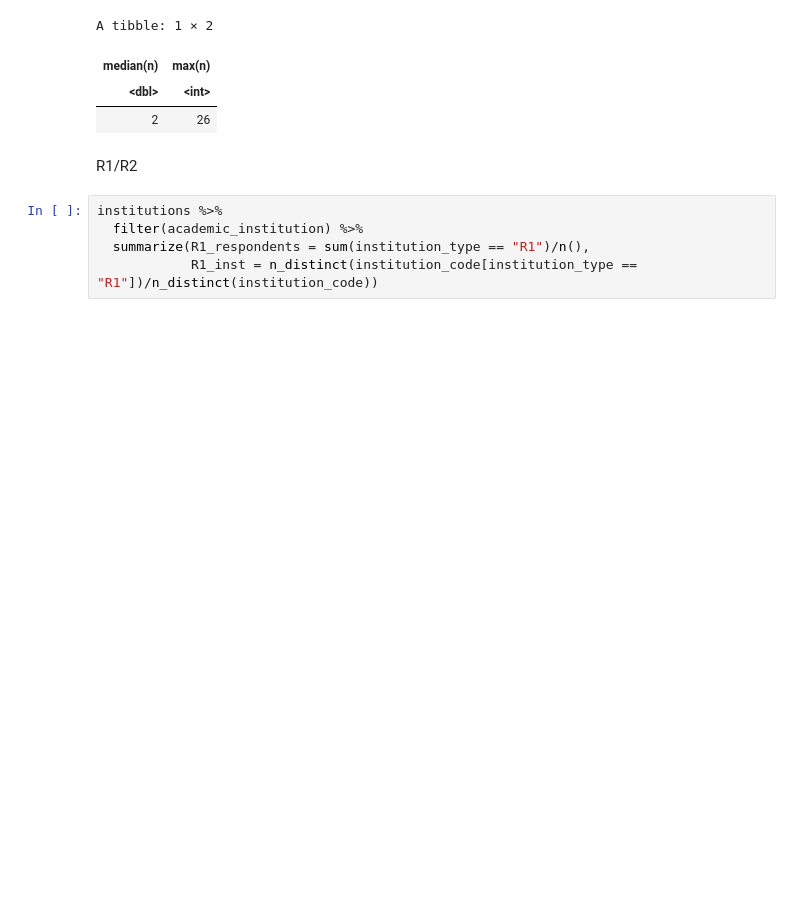
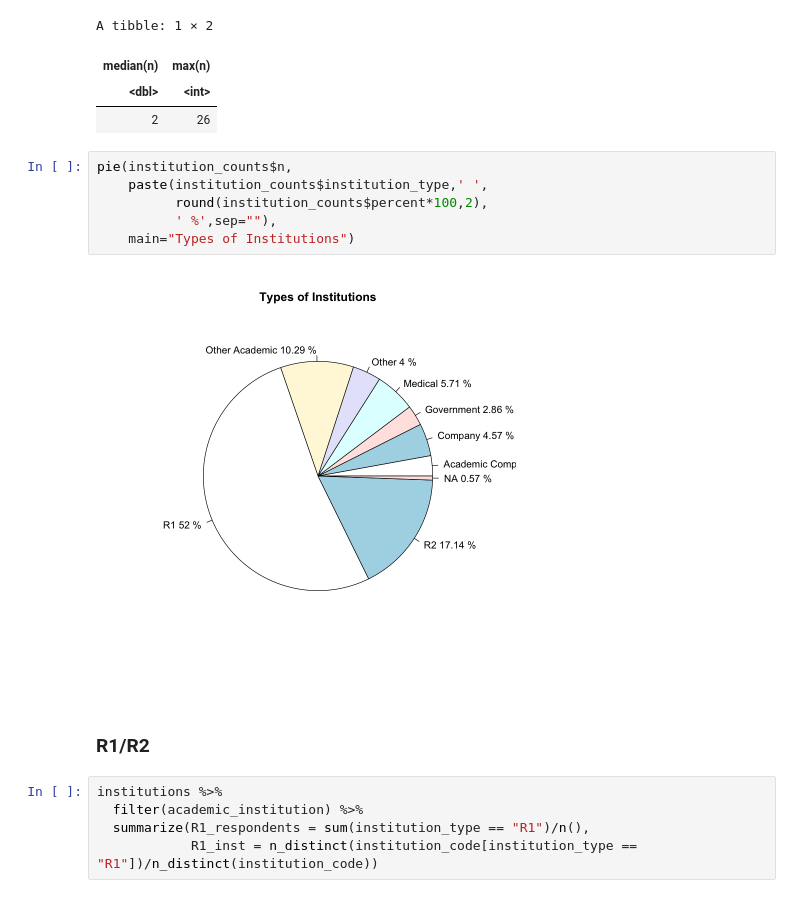
Before and after one commit to CaRCC/CaRCC-RCD-Census-Paper-PEARC22-data, a Jupyter notebook: public_analysis.ipynb, the cells around one changed output. Saved outputs shown, nothing was run; the diff lists cells and outputs as text; blank space fills up the shorter version.

Commit message:
Add instution counts vis.

```diff
--- a/public_analysis.ipynb
+++ b/public_analysis.ipynb
@@ -65,8 +66,16 @@ A tibble: 1 × 2
 | median(n) | max(n) |
 | <dbl> | <int> |
 | 2 | 26 |
+# %%
+pie(institution_counts$n,
+    paste(institution_counts$institution_type,' ',
+          round(institution_counts$percent*100,2),
+          ' %',sep=""),
+    main="Types of Institutions")
+# %% [output]
+[figure, added]
 # %% [markdown]
-R1/R2
+### R1/R2
 # %%
 institutions %>%
   filter(academic_institution) %>%
```
Also changed, not shown: parts of 3 cells of this notebook.
